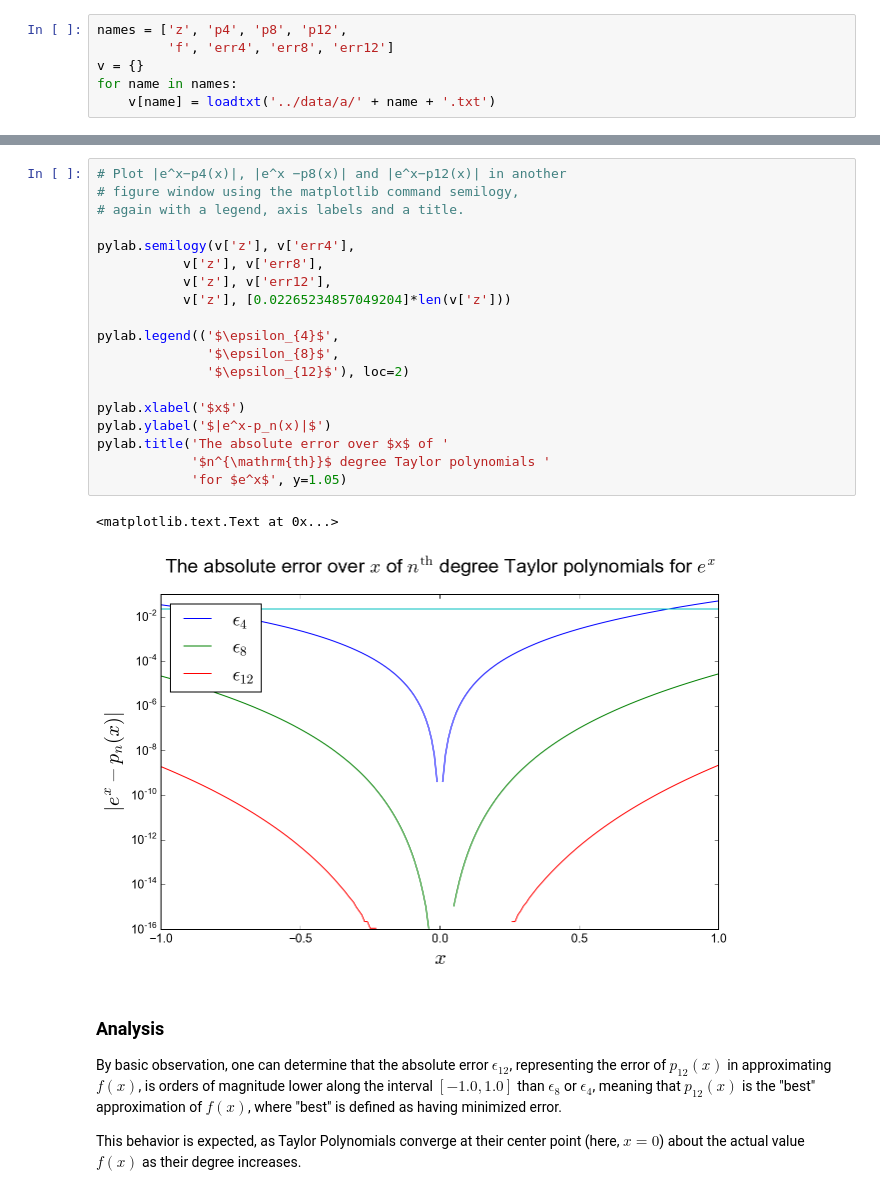
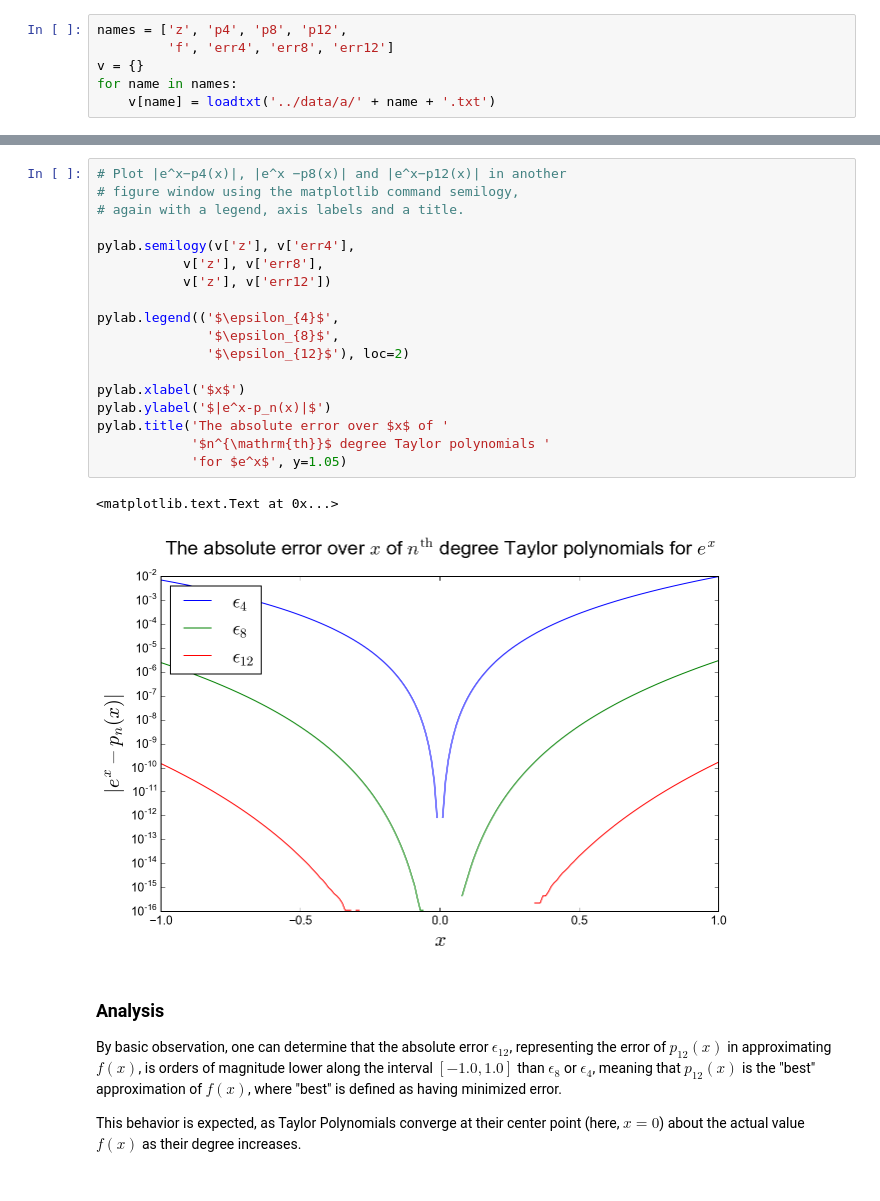
Before and after one commit to phrz/HPSCProject1, a Jupyter notebook: notebooks/proj1_a.ipynb, the cells around one changed output, grey strips where cells are left out. Saved outputs shown, nothing was run; the diff lists cells and outputs as text.

```diff
--- a/notebooks/proj1_a.ipynb
+++ b/notebooks/proj1_a.ipynb
@@ -223,25 +223,24 @@ pylab.title('$e^x$ compared with $n^{\mathrm{th}}$ '
 # %%
 # Plot |e^x−p4(x)|, |e^x −p8(x)| and |e^x−p12(x)| in another
 # figure window using the matplotlib command semilogy,
 # again with a legend, axis labels and a title.
 
 pylab.semilogy(v['z'], v['err4'],
            v['z'], v['err8'],
-           v['z'], v['err12'],
-           v['z'], [0.02265234857049204]*len(v['z']))
+           v['z'], v['err12'])
 
 pylab.legend(('$\epsilon_{4}$',
               '$\epsilon_{8}$',
               '$\epsilon_{12}$'), loc=2)
 
 pylab.xlabel('$x$')
 pylab.ylabel('$|e^x-p_n(x)|$')
 pylab.title('The absolute error over $x$ of '
             '$n^{\mathrm{th}}$ degree Taylor polynomials '
             'for $e^x$', y=1.05)
 # %% [output]
 <matplotlib.text.Text at 0x...>
-[figure, old version]
+[figure, new version]
 # %% [markdown]
 ### Analysis
 
```
Also changed, not shown: parts of 6 cells of this notebook, 3 other files.
